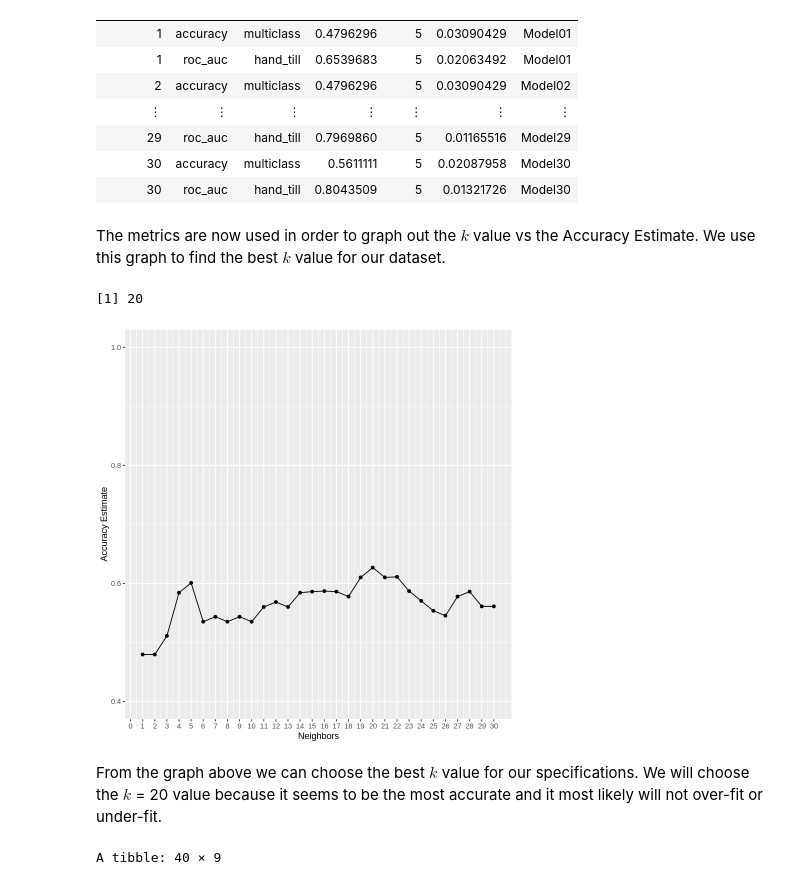
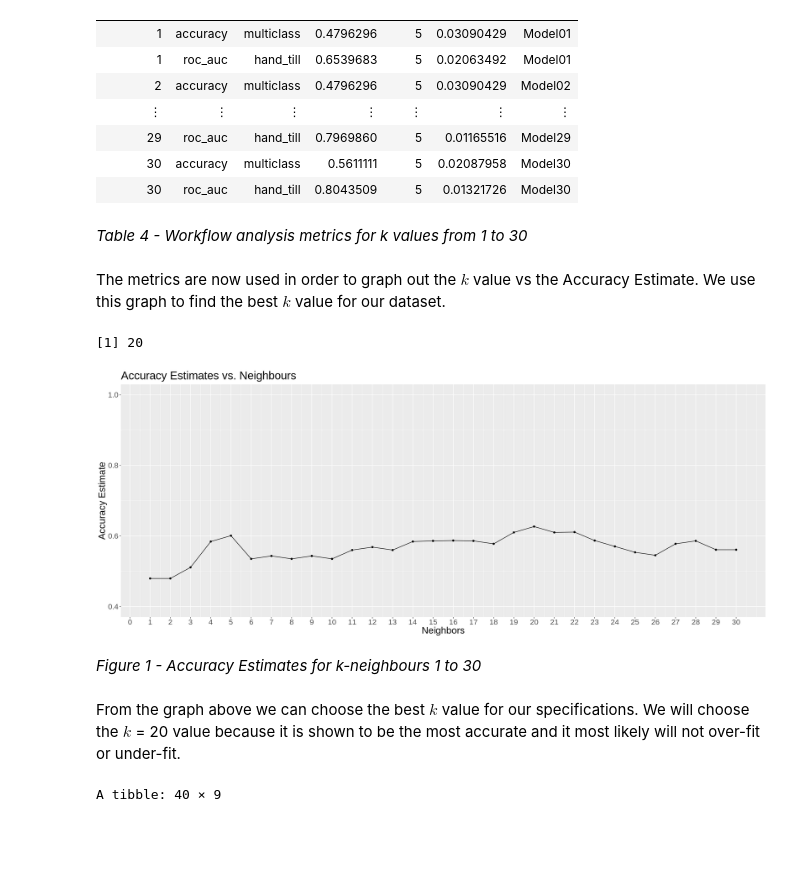
Before and after one commit to tsabkuro/EcoFoot, a Jupyter notebook: report.ipynb, the cells around one changed output. Cells and saved outputs as stored; diff of their text form; code cells hidden in the pictures; blank space fills up the shorter version.

Commit message:
Figure/Table Numbers
Added numbers for all tables and figures and did general editing/cleanup

```diff
--- a/report.ipynb
+++ b/report.ipynb
@@ -172,35 +183,42 @@ A tibble: 60 × 7
 | 29 | roc_auc | hand_till | 0.7969860 | 5 | 0.01165516 | Model29 |
 | 30 | accuracy | multiclass | 0.5611111 | 5 | 0.02087958 | Model30 |
 | 30 | roc_auc | hand_till | 0.8043509 | 5 | 0.01321726 | Model30 |
+# %% [markdown]
+*Table 4 - Workflow analysis metrics for k values from 1 to 30*
 # %% [markdown]
 The metrics are now used in order to graph out the $k$ value vs the Accuracy Estimate. We use this graph to find the best $k$ value for our dataset.
 # %%
 #filtering out the metrics to only display accuracy
 accuracies <- countries_results %>%
       filter(.metric == "accuracy")
 
 #plotting out the k vs accuracy estimate in order to visualize the relationship between them.
+options(repr.plot.width = 20, repr.plot.height = 8)
 cross_val_plot <- ggplot(accuracies, aes(x = neighbors, y = mean))+
       geom_point() +
       geom_line() +
-      labs(x = "Neighbors", y = "Accuracy Estimate") +
+      labs(x = "Neighbors", y = "Accuracy Estimate", title = "Accuracy Estimates vs. Neighbours") +
+      theme(text = element_text(size = 20)) +
       scale_x_continuous(breaks = seq(0, 30, by = 1)) +
       scale_y_continuous(limits = c(0.4, 1.0))
 
+#Figure 1
 cross_val_plot
 
 
 #finding the k value with the highest accuracy
 kmax <- accuracies %>%
     filter(mean == max(mean)) %>%
     pull(neighbors)
 
 kmax
 # %% [output]
 [1] 20
-[figure, old version]
+[figure, new version]
+# %% [markdown]
+*Figure 1 - Accuracy Estimates for k-neighbours 1 to 30*
 # %% [markdown]
-From the graph above we can choose the best $k$ value for our specifications. We will choose the $k$ = 20 value because it seems to be the most accurate and it most likely will not over-fit or under-fit.
+From the graph above we can choose the best $k$ value for our specifications. We will choose the $k$ = 20 value because it is shown to be the most accurate and it most likely will not over-fit or under-fit.
 # %%
 set.seed(2)
 
```
Also changed, not shown: parts of 20 cells of this notebook.
